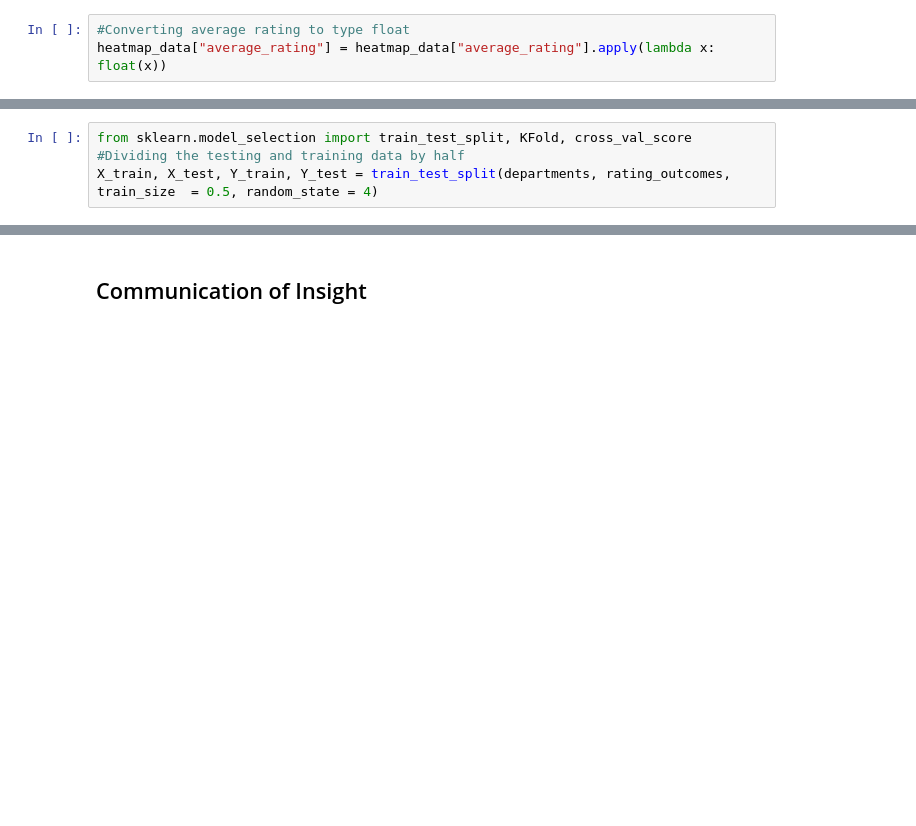
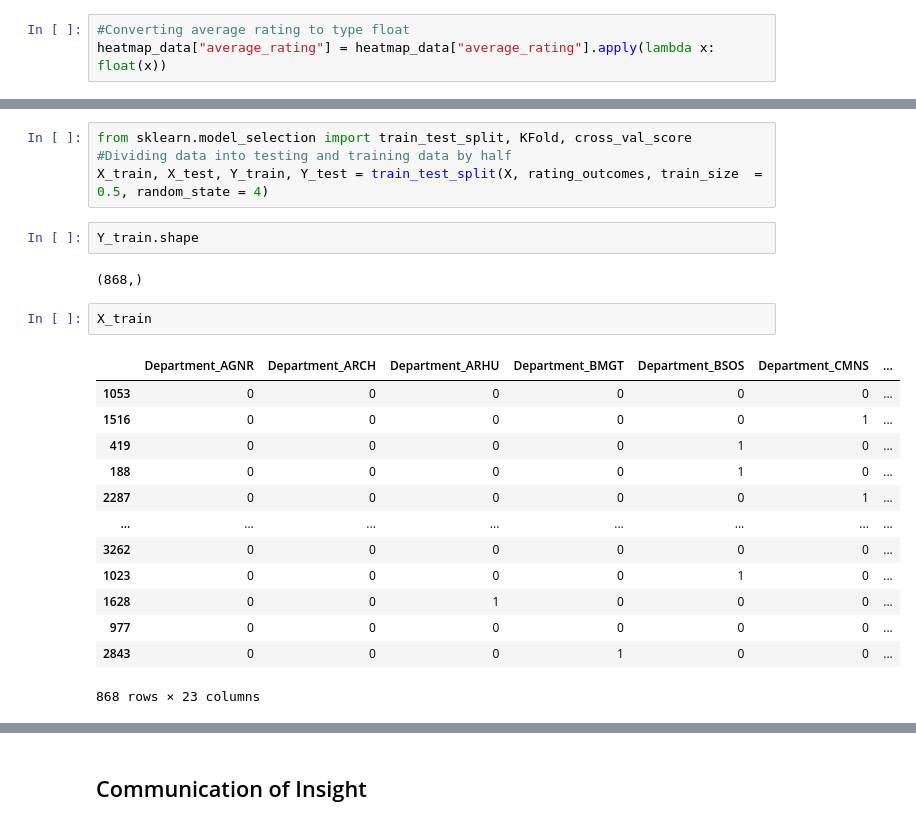
Before and after one commit to 1404mri/cmsc320final, a Jupyter notebook: main.ipynb, the cells around one changed output, grey strips where cells are left out. Cells and saved outputs as stored; diff of their text form; blank space fills up the shorter version.

```diff
--- a/main.ipynb
+++ b/main.ipynb
@@ -356,4 +386,24 @@ rating_outcomes = heatmap_data['average_rating']
 # %%
 from sklearn.model_selection import train_test_split, KFold, cross_val_score
-#Dividing the testing and training data by half
-X_train, X_test, Y_train, Y_test = train_test_split(departments, rating_outcomes, train_size  = 0.5, random_state = 4)
+#Dividing data into testing and training data by half
+X_train, X_test, Y_train, Y_test = train_test_split(X, rating_outcomes, train_size  = 0.5, random_state = 4)
+# %%
+Y_train.shape
+# %% [output]
+(868,)
+# %%
+X_train
+# %% [output]
+|  | Department_AGNR | Department_ARCH | Department_ARHU | Department_BMGT | Department_BSOS | Department_CMNS | ... |
+| 1053 | 0 | 0 | 0 | 0 | 0 | 0 | ... |
+| 1516 | 0 | 0 | 0 | 0 | 0 | 1 | ... |
+| 419 | 0 | 0 | 0 | 0 | 1 | 0 | ... |
+| 188 | 0 | 0 | 0 | 0 | 1 | 0 | ... |
+| 2287 | 0 | 0 | 0 | 0 | 0 | 1 | ... |
+| ... | ... | ... | ... | ... | ... | ... | ... |
+| 3262 | 0 | 0 | 0 | 0 | 0 | 0 | ... |
+| 1023 | 0 | 0 | 0 | 0 | 1 | 0 | ... |
+| 1628 | 0 | 0 | 1 | 0 | 0 | 0 | ... |
+| 977 | 0 | 0 | 0 | 0 | 0 | 0 | ... |
+| 2843 | 0 | 0 | 0 | 1 | 0 | 0 | ... |
+868 rows × 23 columns
```
Also changed, not shown: parts of 43 cells of this notebook.
